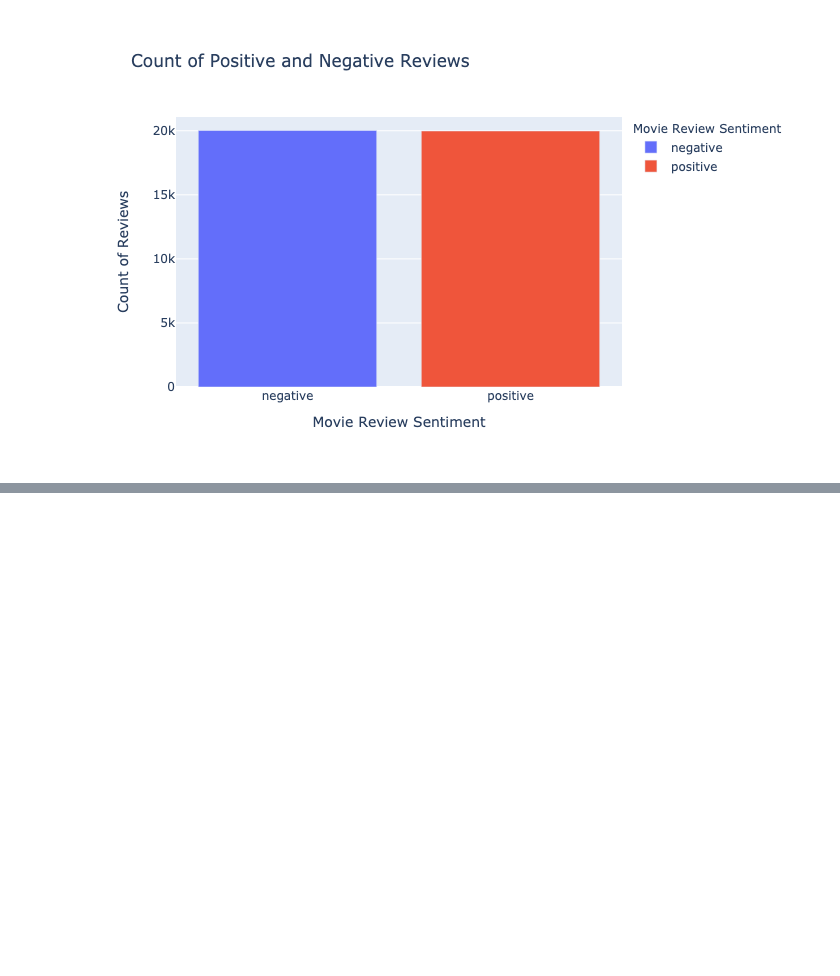
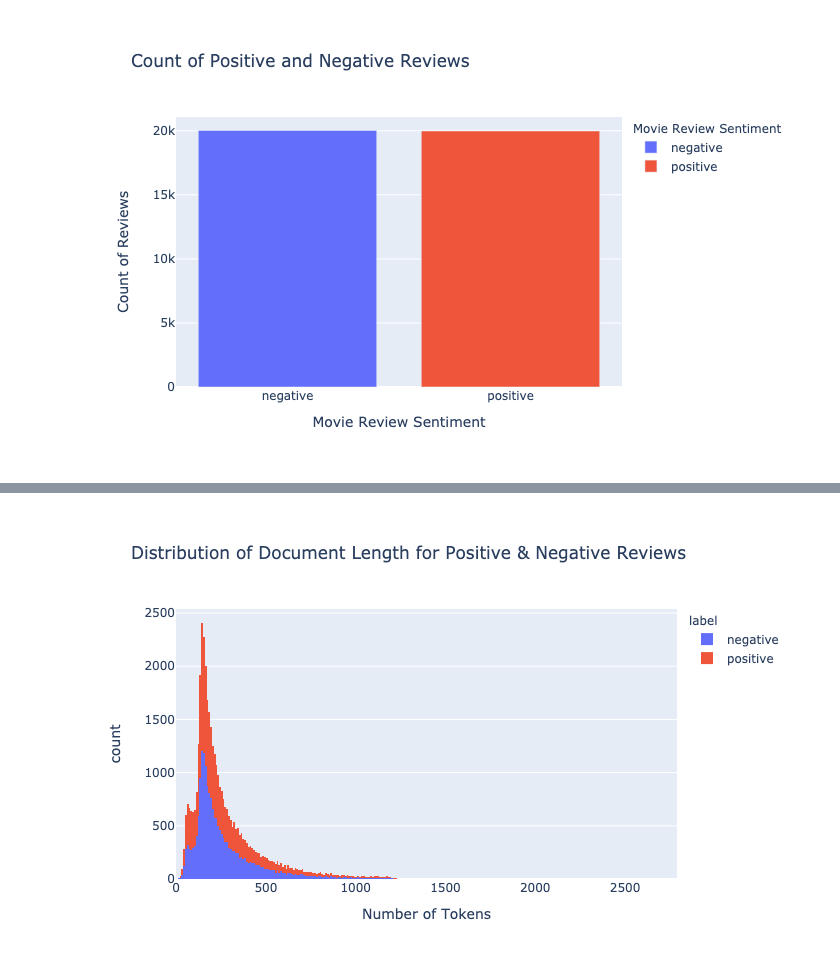
Before and after one commit to aromatic-toast/IMDB_Sentiment_Analysis, a Jupyter notebook: eda.ipynb, the cells around one changed output, grey strips where cells are left out. Cells and saved outputs as stored; diff of their text form; code cells hidden in the pictures; blank space fills up the shorter version.

```diff
--- a/eda.ipynb
+++ b/eda.ipynb
@@ -84,0 +125,10 @@ plot1.show('png')
+# %%
+# visualize document length by sentiment label
+plot3 = px.histogram(train,
+                     x='num_tokens',
+                     color='label',
+                     labels={'num_tokens':'Number of Tokens'},
+                     title='Distribution of Document Length for Positive & Negative Reviews')
+plot3.show('png')
+# %% [output]
+[figure, added]
```
Also changed, not shown: parts of 14 cells of this notebook.
